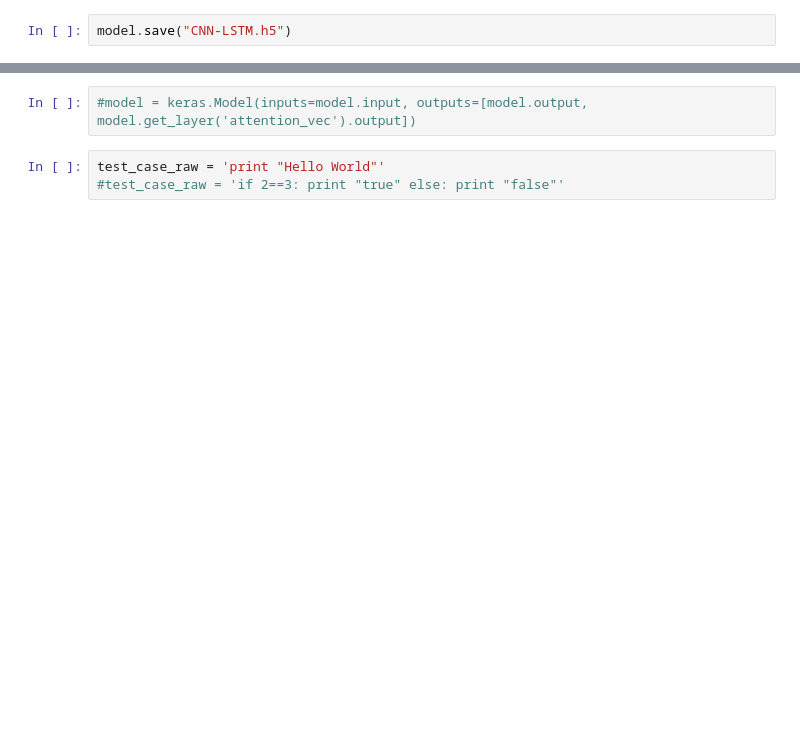
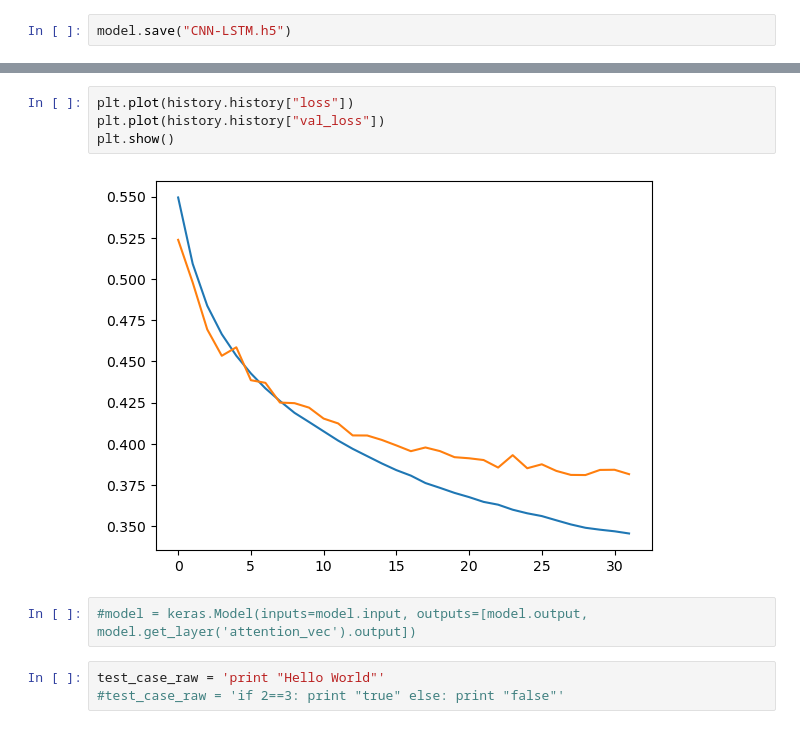
Before and after one commit to spindive/mrp_files, a Jupyter notebook: mrp_model.ipynb, the cells around one changed output, grey strips where cells are left out. Drawn from its saved outputs; the diff is of its cells as text; blank space fills up the shorter version.

```diff
--- a/mrp_model.ipynb
+++ b/mrp_model.ipynb
@@ -213,3 +258,9 @@ plt.show()
+# %%
+plt.plot(history.history["loss"])
+plt.plot(history.history["val_loss"])
+plt.show()
+# %% [output]
+[figure, added]
 # %%
 #model = keras.Model(inputs=model.input, outputs=[model.output, model.get_layer('attention_vec').output])
 # %%
```
Also changed, not shown: parts of 24 cells of this notebook, 5 other files.
